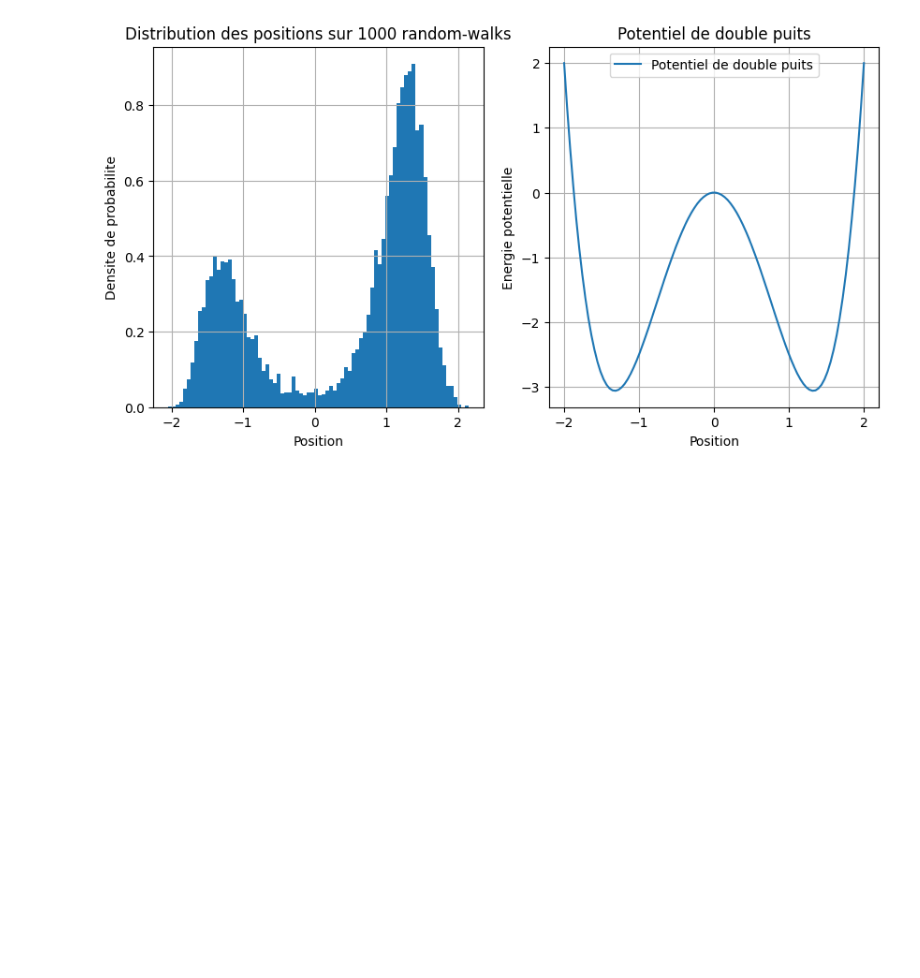
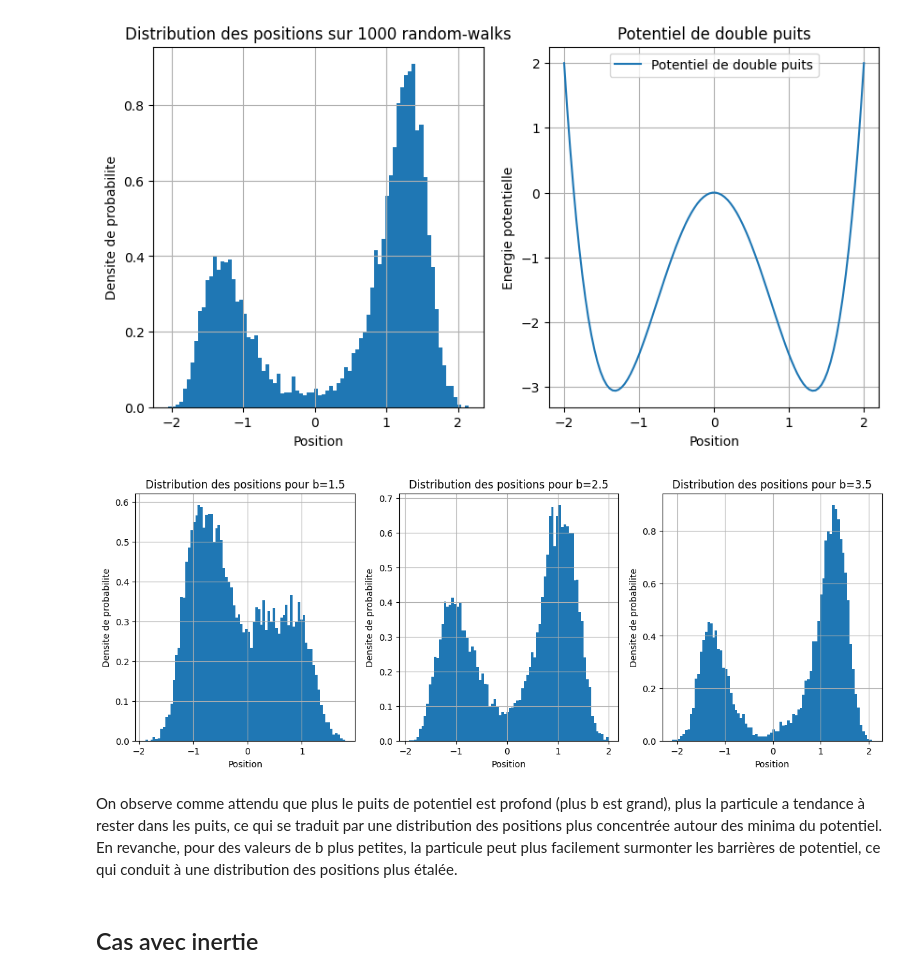
Before and after one commit to ostix360/Brownian-Motion, a Jupyter notebook: CR.ipynb, the cells around one changed output. Saved outputs shown, nothing was run; the diff lists cells and outputs as text; code cells hidden in the pictures; blank space fills up the shorter version.

Commit message:
+ de graphes mdr

```diff
--- a/CR.ipynb
+++ b/CR.ipynb
@@ -210,3 +198,25 @@ plt.grid()
 plt.show()
 # %% [output]
 [figure]
+# %%
+# Les 3 graphes avec différentes valeurs de b
+
+b_liste = [1.5, 2.5, 3.5]
+y = np.zeros((len(b_liste), step, n_walks,))
+for i, b in enumerate(b_liste):
+    y[i] = euler_maruyama(D, gamma, T, dt, f=lambda x: -4*a*x**3 + 2*b*x, x0=x_0)
+plt.figure(figsize=(15, 5))
+for i, b in enumerate(b_liste):
+    plt.subplot(1, len(b_liste), i+1)
+    plt.hist(y[i, :, 0], bins=80, density=True)
+    plt.xlabel("Position")
+    plt.ylabel("Densite de probabilite")
+    plt.title("Distribution des positions pour b={}".format(b))
+    plt.grid()
+plt.show()
+# %% [output]
+[figure, added]
+# %% [markdown]
+On observe comme attendu que plus le puits de potentiel est profond (plus b est grand), plus la particule a tendance à rester dans les puits, ce qui se traduit par une distribution des positions plus concentrée autour des minima du potentiel. En revanche, pour des valeurs de b plus petites, la particule peut plus facilement surmonter les barrières de potentiel, ce qui conduit à une distribution des positions plus étalée.
+# %% [markdown]
+## Cas avec inertie
```
Also changed, not shown: parts of 2 cells of this notebook.
